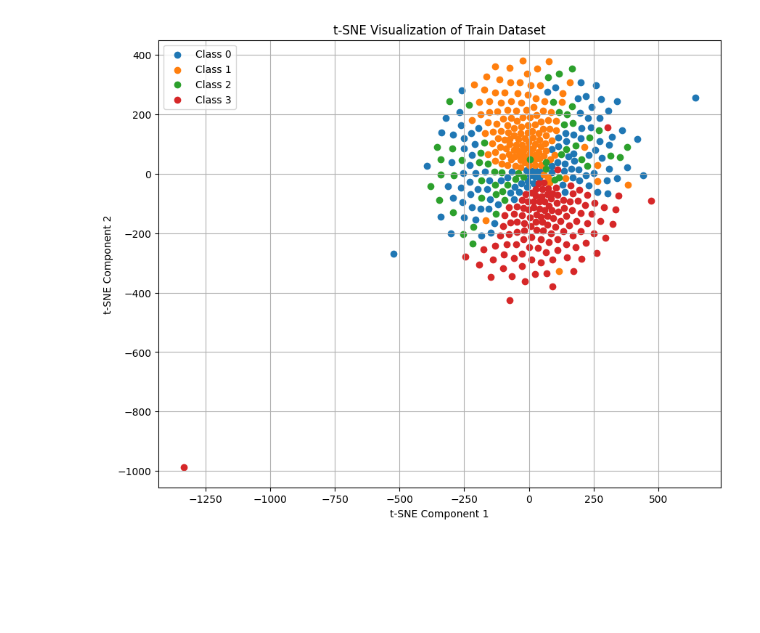
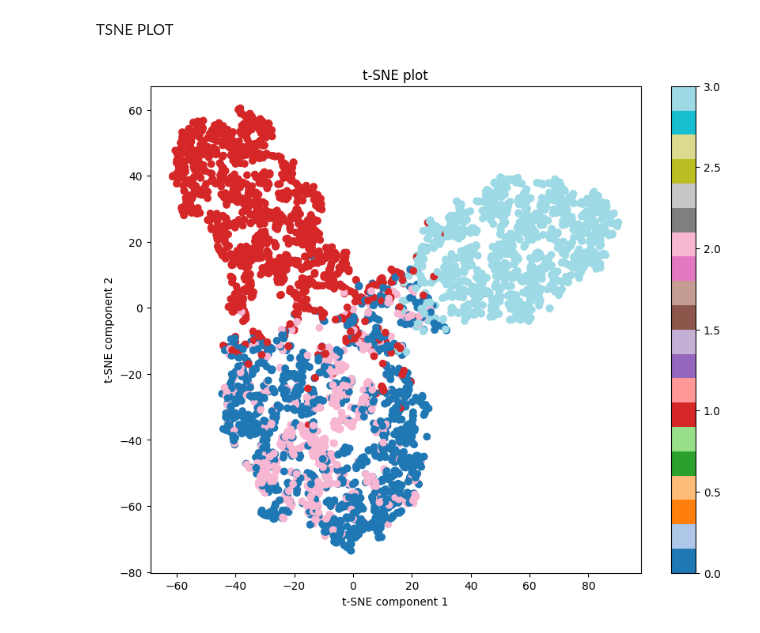
Before and after one commit to fizarazvi/Plant-Disease-Classification, a Jupyter notebook: Corn-Maize/Model4 - MobileNetV2 - Transfer Learning/main.ipynb, the cells around one changed output. Drawn from its saved outputs; the diff is of its cells as text; code cells hidden in the pictures; blank space fills up the shorter version.

```diff
--- a/Corn-Maize/Model4 - MobileNetV2 - Transfer Learning/main.ipynb
+++ b/Corn-Maize/Model4 - MobileNetV2 - Transfer Learning/main.ipynb
@@ -65,7 +90,7 @@ model = torchvision.models.mobilenet_v2(weights=torchvision.models.MobileNet_V2_
 criterion = nn.CrossEntropyLoss()
 optimizer = optim.SGD(model.parameters(), lr=0.001)
 # %%
-dataset = torchvision.datasets.ImageFolder(root="data", transform=transform)
+
 
 dataset_size = len(dataset)
 train_size = int(0.8 * dataset_size)
@@ -248,21 +251,0 @@ Gray_Leaf_Spot       0.39      0.55      0.45        55
-# %%
-from sklearn.manifold import TSNE
-
-train_features, train_labels = np.vstack(features), np.concatenate(b_labels)
-train_features = train_features.reshape(train_features.shape[0], -1)
-
-tsne = TSNE(n_components=2, random_state=42)
-train_embeddings = tsne.fit_transform(train_features)
-
-# Plot t-SNE graph
-plt.figure(figsize=(10, 8))
-for i in range(len(dataset.classes)):
-    plt.scatter(train_embeddings[train_labels == i, 0], train_embeddings[train_labels == i, 1], label=f'Class {i}')
-plt.title('t-SNE Visualization of Train Dataset')
-plt.xlabel('t-SNE Component 1')
-plt.ylabel('t-SNE Component 2')
-plt.legend()
-plt.grid(True)
-plt.show()
-# %% [output]
-[figure, removed]
@@ -268,0 +271,31 @@ plt.show()
+# %% [markdown]
+TSNE PLOT
+# %%
+data_loader = DataLoader(dataset, batch_size=64, shuffle=True)
+
+def extract_features(model, data_loader):
+    features = []
+    labels = []
+    model.eval()
+    with torch.no_grad():
+        for images, lbls in data_loader:
+            images = images.to(device)
+            outputs = model(images)
+            features.extend(outputs.cpu().numpy())
+            labels.extend(lbls.cpu().numpy())
+    return np.array(features), np.array(labels)
+
+features, labels = extract_features(model, data_loader)
+
+tsne = TSNE(n_components=2, random_state=42)
+reduced_features = tsne.fit_transform(features)
+
+plt.figure(figsize=(10, 8))
+plt.scatter(reduced_features[:, 0], reduced_features[:, 1], c=labels, cmap='tab20')
+plt.colorbar()
+plt.title('t-SNE plot')
+plt.xlabel('t-SNE component 1')
+plt.ylabel('t-SNE component 2')
+plt.show()
+# %% [output]
+[figure, added]
```
Also changed, not shown: parts of 14 cells of this notebook.
